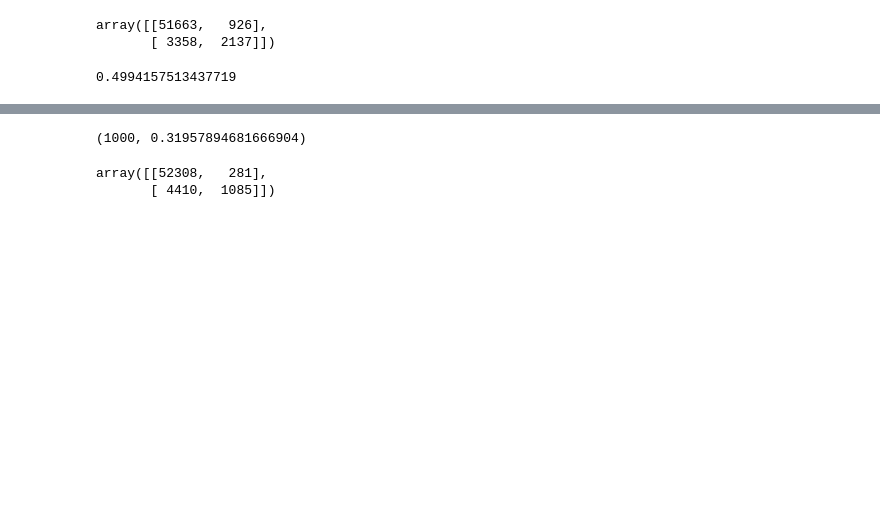
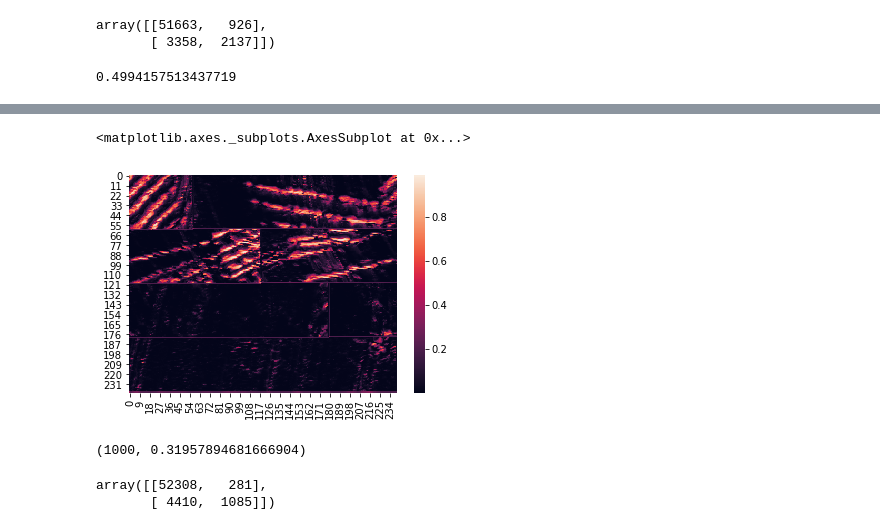
Before and after one commit to haroldmli/Ice-Fracture-Detection, a Jupyter notebook: Fractures Research/Fractures Investigation.ipynb, the cells around one changed output, grey strips where cells are left out. Cells and saved outputs as stored; diff of their text form; code cells hidden in the pictures; blank space fills up the shorter version.

```diff
--- a/Fractures Research/Fractures Investigation.ipynb
+++ b/Fractures Research/Fractures Investigation.ipynb
@@ -247,3 +270,8 @@ f1_score(test_y, (test_y_predict > 0.5))
+# %%
+sns.heatmap(test_y_predict_2d)
+# %% [output]
+<matplotlib.axes._subplots.AxesSubplot at 0x...>
+[figure, added]
 # %%
 train_x_flat = train_x.reshape(train_x.shape[0], 9)
 valid_x_flat = valid_x.reshape(valid_x.shape[0], 9)
```
Also changed, not shown: parts of 10 cells of this notebook.
